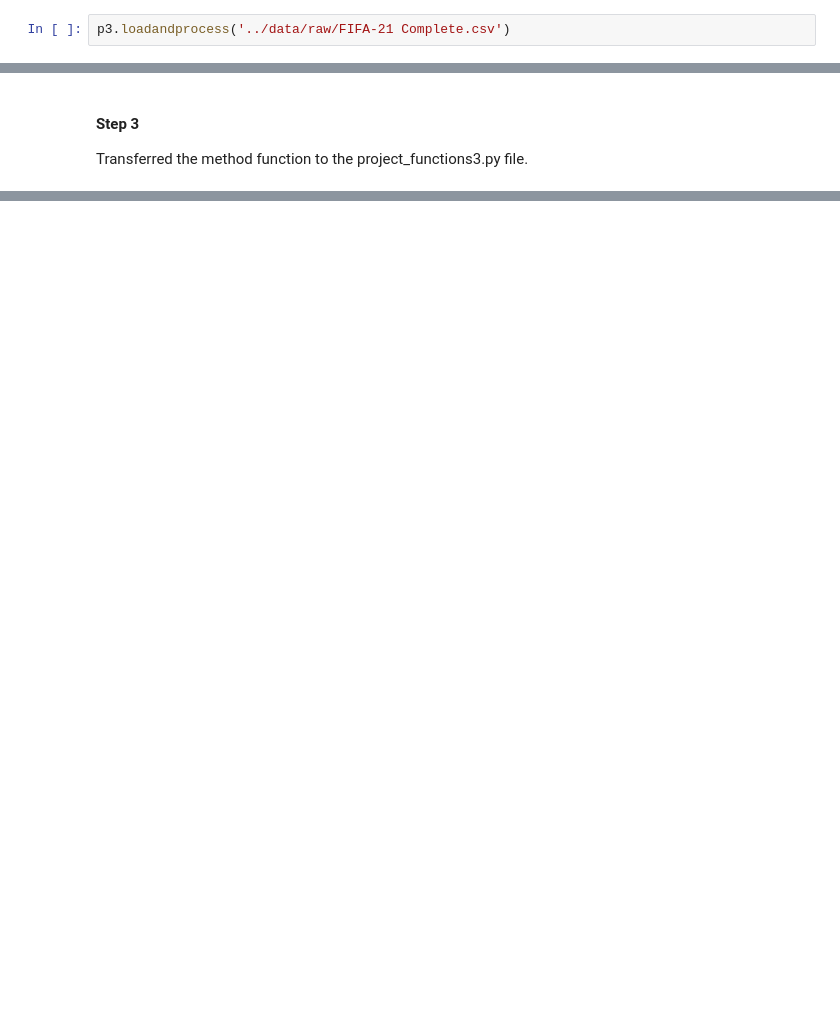
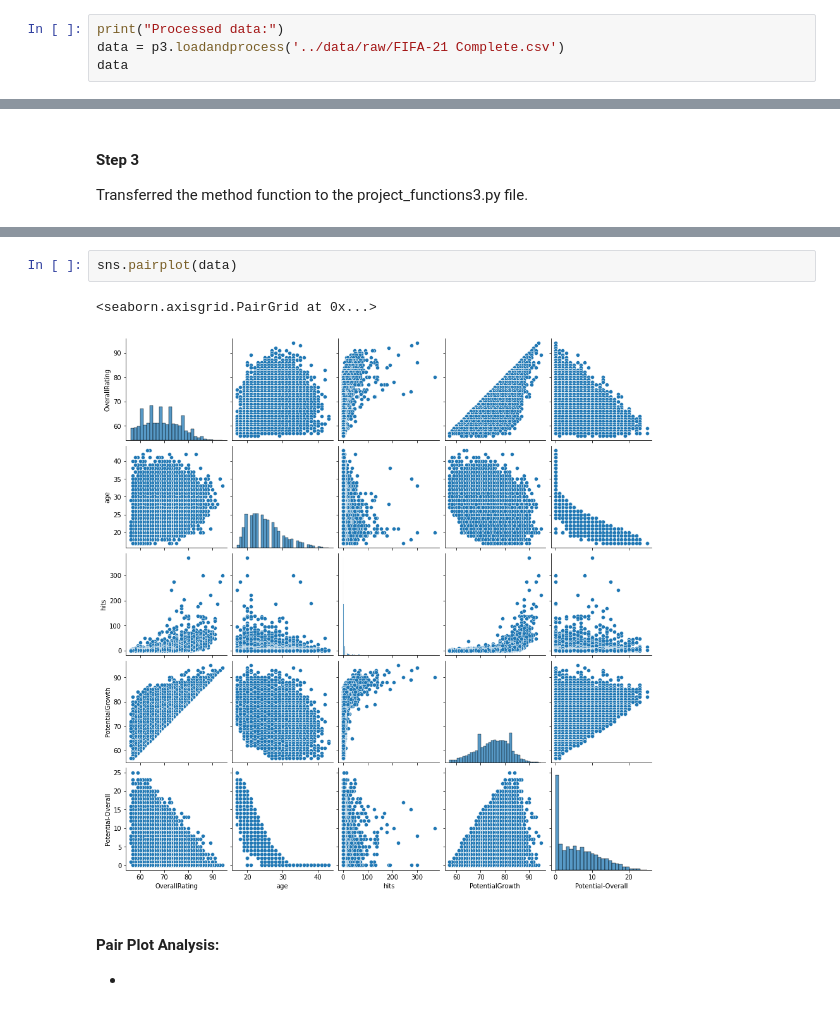
Before and after one commit to data301-2021-winter1/project-group24-project, a Jupyter notebook: notebooks/analysis3.ipynb, the cells around one changed output, grey strips where cells are left out. Cells and saved outputs as stored; diff of their text form; blank space fills up the shorter version.

```diff
--- a/notebooks/analysis3.ipynb
+++ b/notebooks/analysis3.ipynb
@@ -257,5 +246,7 @@ data.insert(len(data.columns)-1, 'Potential-Overall', (data.PotentialGrowth-data
 # %% [markdown]
 #### Step 2
 # %%
-p3.loadandprocess('../data/raw/FIFA-21 Complete.csv')
+print("Processed data:")
+data = p3.loadandprocess('../data/raw/FIFA-21 Complete.csv')
+data
 # %% [output]
@@ -278,0 +311,9 @@ Transferred the method function to the project_functions3.py file.
+# %%
+sns.pairplot(data)
+# %% [output]
+<seaborn.axisgrid.PairGrid at 0x...>
+[figure, added]
+# %% [markdown]
+#### Pair Plot Analysis:
+
+-
```
Also changed, not shown: parts of 8 cells of this notebook, 1 other file.
